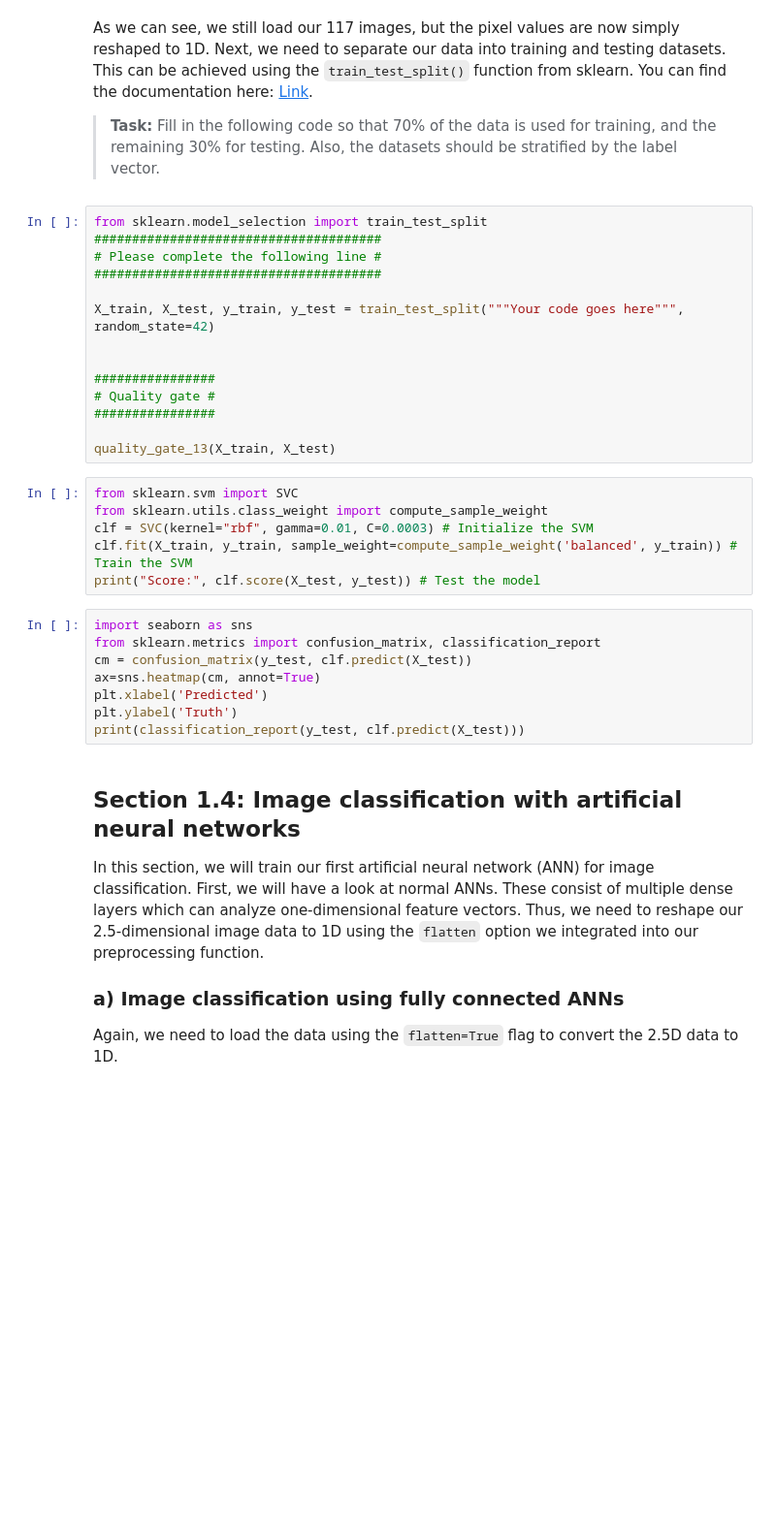
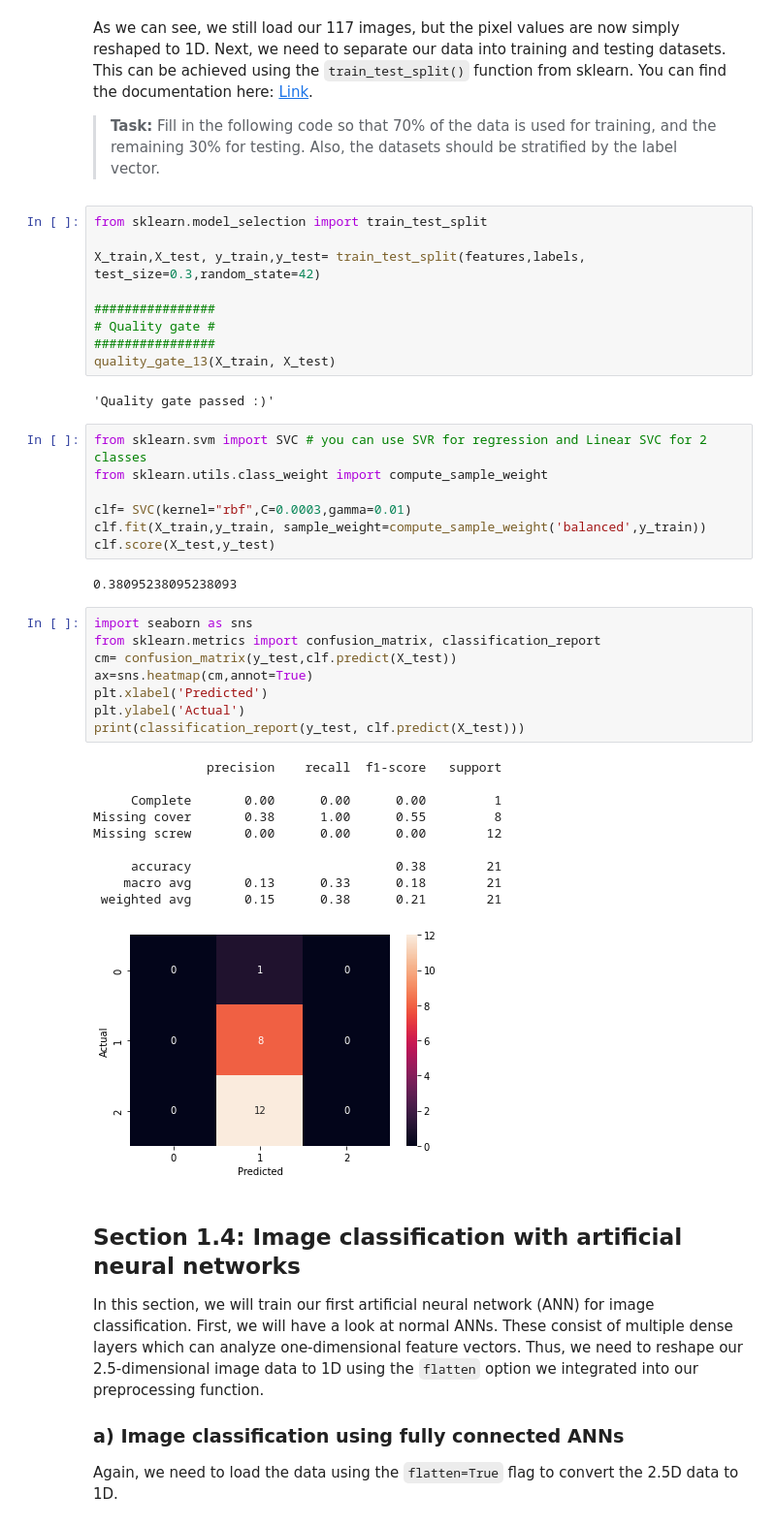
Before and after one commit to Vipinkthomas/Machin-Leaning-Resources, a Jupyter notebook: Workspace.ipynb, the cells around one changed output. Shown at 97% size. Saved outputs shown, nothing was run; the diff lists cells and outputs as text; blank space fills up the shorter version.

```diff
--- a/Workspace.ipynb
+++ b/Workspace.ipynb
@@ -274,32 +286,43 @@ Next, we need to separate our data into training and testing datasets. This can
 >**Task:** Fill in the following code so that 70% of the data is used for training, and the remaining 30% for testing. Also, the datasets should be stratified by the label vector.
 # %%
 from sklearn.model_selection import train_test_split
-######################################
-# Please complete the following line #
-######################################
 
-X_train, X_test, y_train, y_test = train_test_split("""Your code goes here""", random_state=42)
-
+X_train,X_test, y_train,y_test= train_test_split(features,labels, test_size=0.3,random_state=42)
 
 ################
 # Quality gate #
 ################
-
 quality_gate_13(X_train, X_test)
+# %% [output]
+'Quality gate passed :)'
 # %%
-from sklearn.svm import SVC
+from sklearn.svm import SVC # you can use SVR for regression and Linear SVC for 2 classes
 from sklearn.utils.class_weight import compute_sample_weight
-clf = SVC(kernel="rbf", gamma=0.01, C=0.0003) # Initialize the SVM
-clf.fit(X_train, y_train, sample_weight=compute_sample_weight('balanced', y_train)) # Train the SVM
-print("Score:", clf.score(X_test, y_test)) # Test the model
+
+clf= SVC(kernel="rbf",C=0.0003,gamma=0.01)
+clf.fit(X_train,y_train, sample_weight=compute_sample_weight('balanced',y_train))
+clf.score(X_test,y_test)
+# %% [output]
+0.38095238095238093
 # %%
 import seaborn as sns
 from sklearn.metrics import confusion_matrix, classification_report
-cm = confusion_matrix(y_test, clf.predict(X_test))
-ax=sns.heatmap(cm, annot=True)
+cm= confusion_matrix(y_test,clf.predict(X_test))
+ax=sns.heatmap(cm,annot=True)
 plt.xlabel('Predicted')
-plt.ylabel('Truth')
+plt.ylabel('Actual')
 print(classification_report(y_test, clf.predict(X_test)))
+# %% [output]
+               precision    recall  f1-score   support
+
+     Complete       0.00      0.00      0.00         1
+Missing cover       0.38      1.00      0.55         8
+Missing screw       0.00      0.00      0.00        12
+
+     accuracy                           0.38        21
+    macro avg       0.13      0.33      0.18        21
+ weighted avg       0.15      0.38      0.21        21
+[figure, added]
 # %% [markdown]
 ## Section 1.4: Image classification with artificial neural networks
 
```
Also changed, not shown: parts of 11 cells of this notebook.
